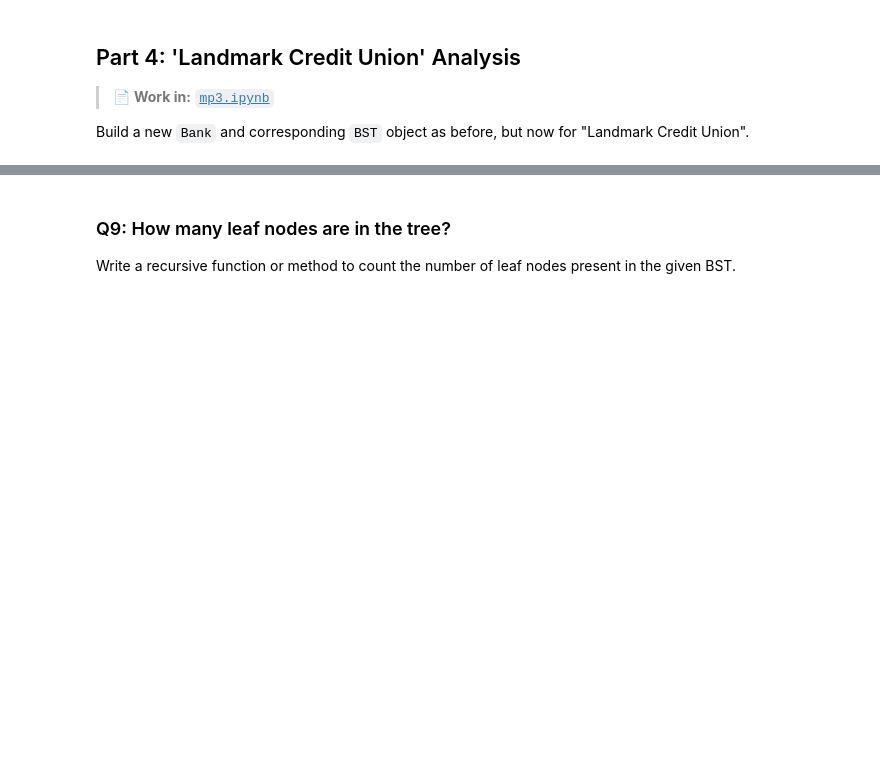
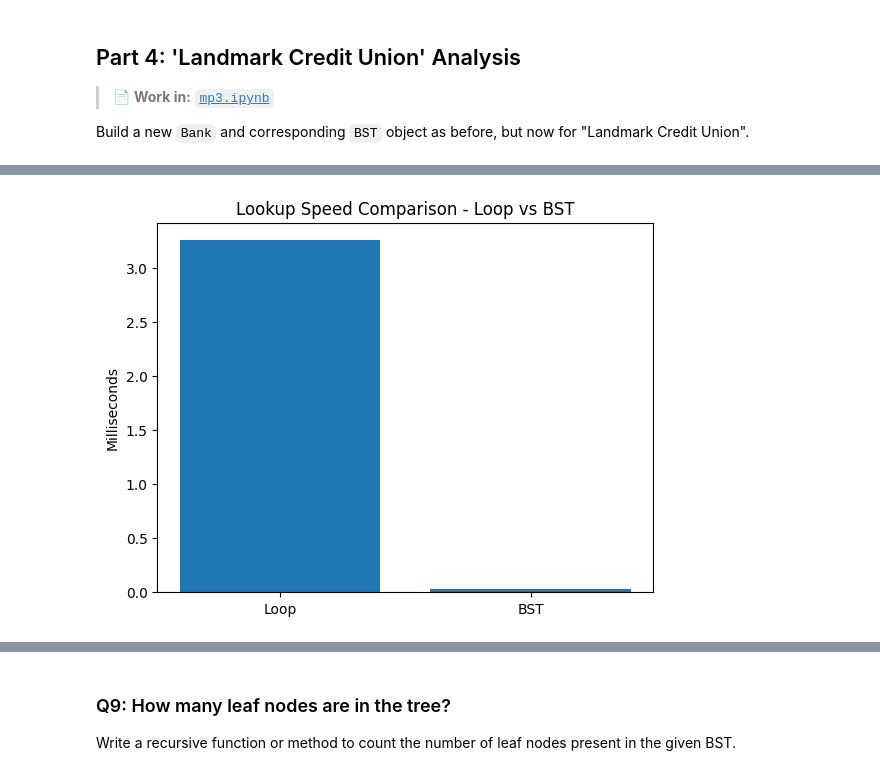
Before and after one commit to AyushPatra2006/MP3, a Jupyter notebook: projects/mp3/mp3.ipynb, the cells around one changed output, grey strips where cells are left out. Saved outputs shown, nothing was run; the diff lists cells and outputs as text; code cells hidden in the pictures; blank space fills up the shorter version.

```diff
--- a/projects/mp3/mp3.ipynb
+++ b/projects/mp3/mp3.ipynb
@@ -372,19 +394,36 @@ Create a bar plot with two bars:
 <img src="img/q7.png" width="400px">
 # %%
 #Q7
+times = []
+# ADD CODE HERE
+start = time.time()
+count = 0
+for loan in lcu:
+    if loan.interest_rate == 1.99:
+        count += 1
+end = time.time()
+times.append((end - start) * 500)
 
-# ADD CODE HERE
+start = time.time()
+count_bst = len(lcu_tree[1.99])
+end = time.time()
+times.append((end - start)*500)
 
 fig, ax = plt.subplots()
 
+ax.bar(['Loop', 'BST'], times)
+ax.set_ylabel("Milliseconds")
+ax.set_title("Lookup Speed Comparison - Loop vs BST")
 # PLOT HERE
 
 # IMPORTANT -- Do not remove --
 with open("Q7.pkl", "wb") as f:
     pickle.dump(fig, f)
 
 plt.show()
 plt.close(fig)
+# %% [output]
+[figure, added]
 # %% [markdown]
 ### Q8: What is the distribution of amount of racial identities across all applicants?
 
```
Also changed, not shown: parts of 3 cells of this notebook, 5 other files.
